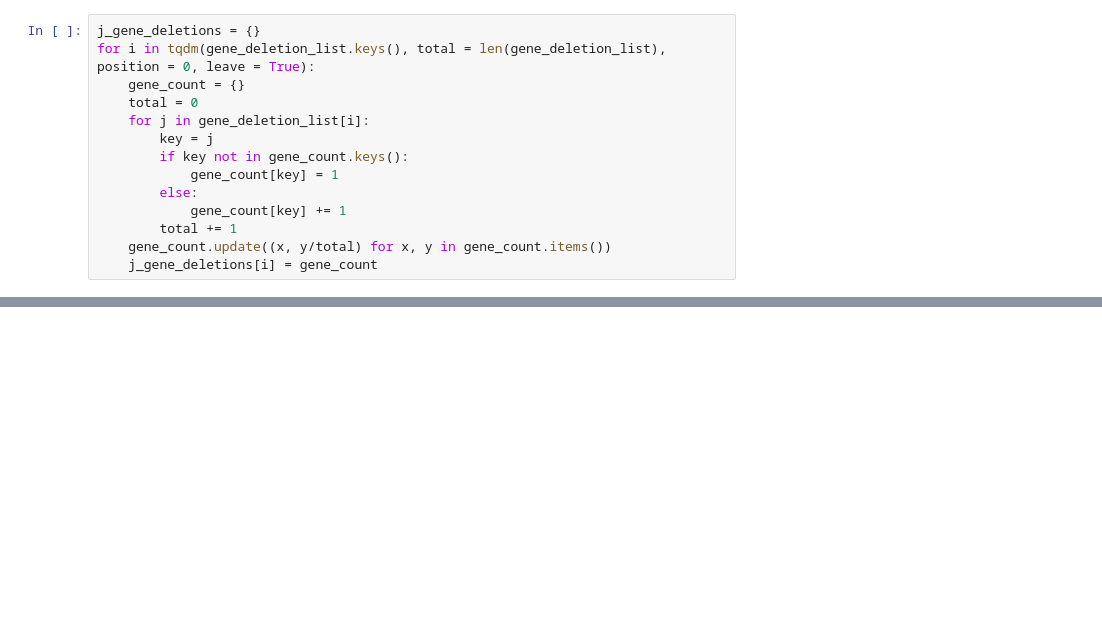
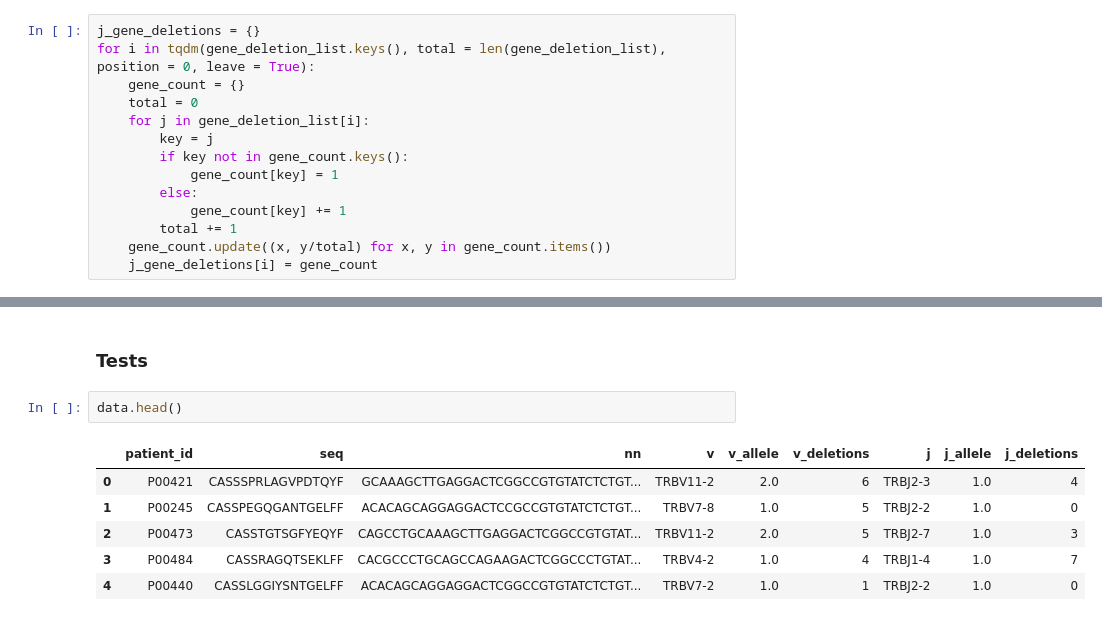
Before and after one commit to anttitapsa/TCR_transformer, a Jupyter notebook: scripts/analysis_processed_data.ipynb, the cells around one changed output, grey strips where cells are left out. Drawn from its saved outputs; the diff is of its cells as text; blank space fills up the shorter version.

```diff
--- a/scripts/analysis_processed_data.ipynb
+++ b/scripts/analysis_processed_data.ipynb
@@ -377,0 +292,11 @@ j_gene_deletions
+# %% [markdown]
+### Tests
+# %%
+data.head()
+# %% [output]
+|  | patient_id | seq | nn | v | v_allele | v_deletions | j | j_allele | j_deletions |
+| 0 | P00421 | CASSSPRLAGVPDTQYF | GCAAAGCTTGAGGACTCGGCCGTGTATCTCTGT... | TRBV11-2 | 2.0 | 6 | TRBJ2-3 | 1.0 | 4 |
+| 1 | P00245 | CASSPEGQGANTGELFF | ACACAGCAGGAGGACTCCGCCGTGTATCTCTGT... | TRBV7-8 | 1.0 | 5 | TRBJ2-2 | 1.0 | 0 |
+| 2 | P00473 | CASSTGTSGFYEQYF | CAGCCTGCAAAGCTTGAGGACTCGGCCGTGTAT... | TRBV11-2 | 2.0 | 5 | TRBJ2-7 | 1.0 | 3 |
+| 3 | P00484 | CASSRAGQTSEKLFF | CACGCCCTGCAGCCAGAAGACTCGGCCCTGTAT... | TRBV4-2 | 1.0 | 4 | TRBJ1-4 | 1.0 | 7 |
+| 4 | P00440 | CASSLGGIYSNTGELFF | ACACAGCAGGAGGACTCGGCCGTGTATCTCTGT... | TRBV7-2 | 1.0 | 1 | TRBJ2-2 | 1.0 | 0 |
```
Also changed, not shown: parts of 21 cells of this notebook.
